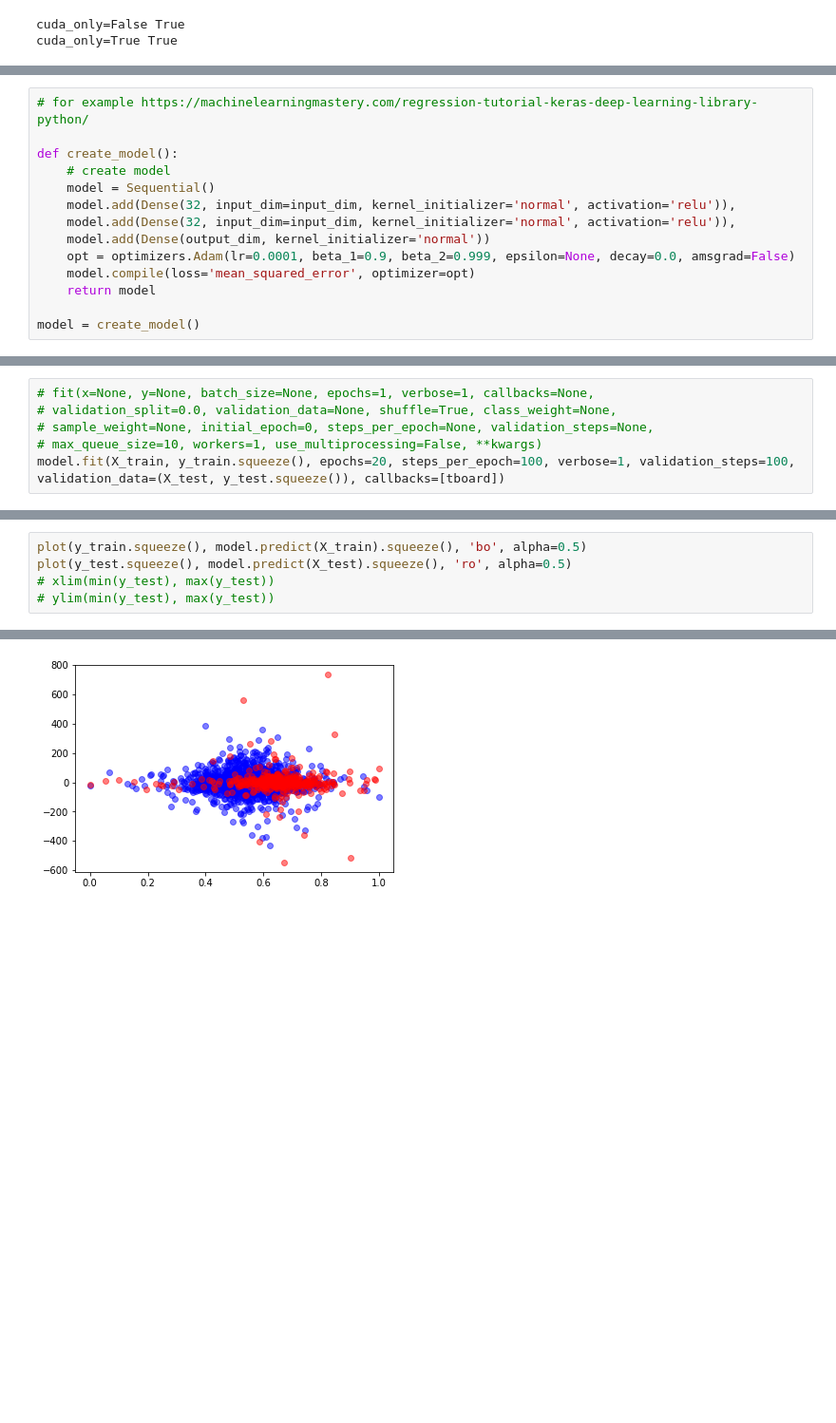
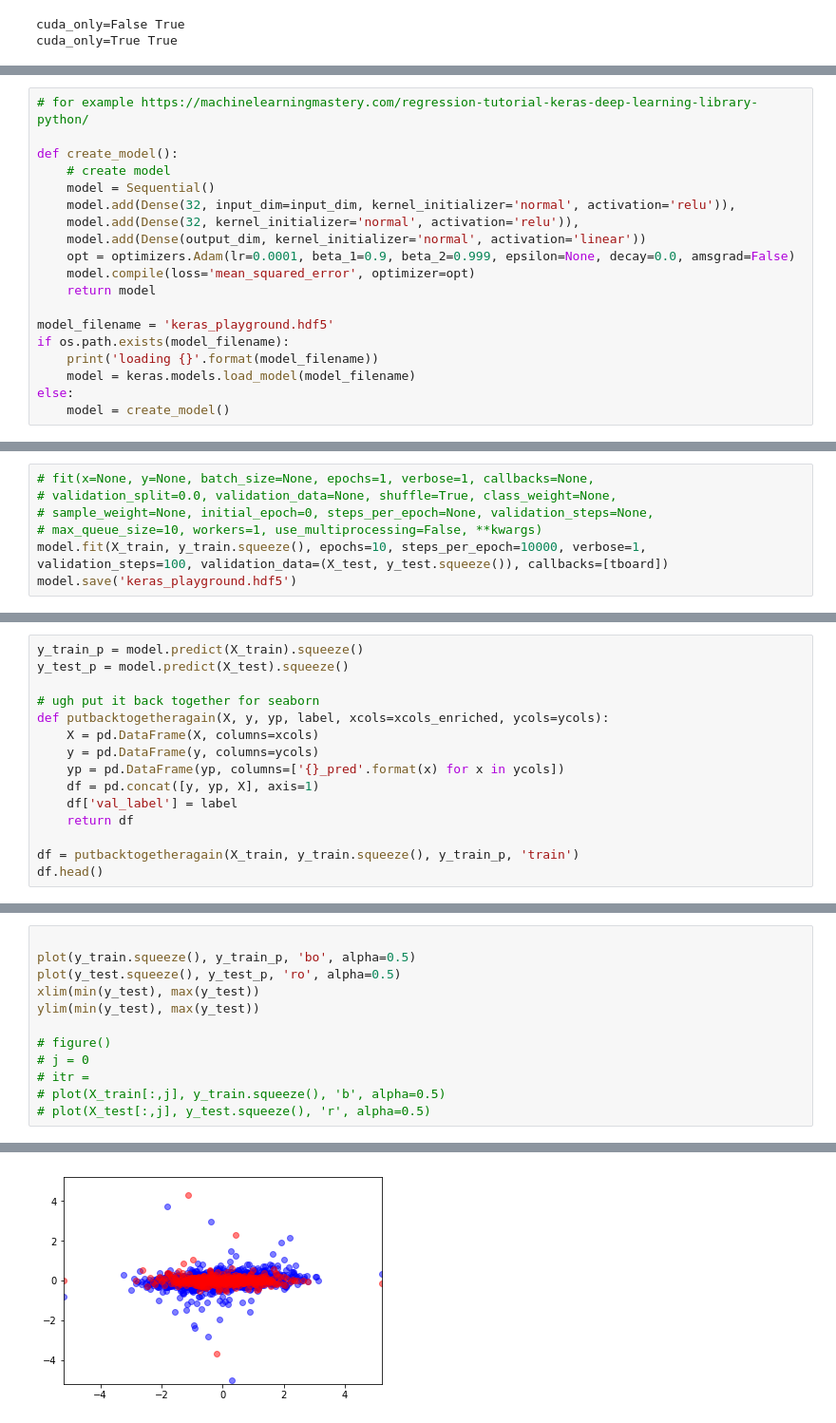
Before and after one commit to cottrell/notebooks, a Jupyter notebook: ml/playground/keras playground.ipynb, the cells around one changed output, grey strips where cells are left out. Shown: that part at 95% size. Saved outputs shown, nothing was run; the diff lists cells and outputs as text; blank space fills up the shorter version.

```diff
--- a/ml/playground/keras playground.ipynb
+++ b/ml/playground/keras playground.ipynb
@@ -207,10 +175,15 @@ def create_model():
     # create model
     model = Sequential()
     model.add(Dense(32, input_dim=input_dim, kernel_initializer='normal', activation='relu')),
-    model.add(Dense(32, input_dim=input_dim, kernel_initializer='normal', activation='relu')),
-    model.add(Dense(output_dim, kernel_initializer='normal'))
+    model.add(Dense(32, kernel_initializer='normal', activation='relu')),
+    model.add(Dense(output_dim, kernel_initializer='normal', activation='linear'))
     opt = optimizers.Adam(lr=0.0001, beta_1=0.9, beta_2=0.999, epsilon=None, decay=0.0, amsgrad=False)
     model.compile(loss='mean_squared_error', optimizer=opt)
     return model
 
-model = create_model()
+model_filename = 'keras_playground.hdf5'
+if os.path.exists(model_filename):
+    print('loading {}'.format(model_filename))
+    model = keras.models.load_model(model_filename)
+else:
+    model = create_model()
@@ -219,5 +194,6 @@ model = create_model()
 # validation_split=0.0, validation_data=None, shuffle=True, class_weight=None,
 # sample_weight=None, initial_epoch=0, steps_per_epoch=None, validation_steps=None,
 # max_queue_size=10, workers=1, use_multiprocessing=False, **kwargs)
-model.fit(X_train, y_train.squeeze(), epochs=20, steps_per_epoch=100, verbose=1, validation_steps=100, validation_data=(X_test, y_test.squeeze()), callbacks=[tboard])
+model.fit(X_train, y_train.squeeze(), epochs=10, steps_per_epoch=10000, verbose=1, validation_steps=100, validation_data=(X_test, y_test.squeeze()), callbacks=[tboard])
+model.save('keras_playground.hdf5')
 # %% [output]
@@ -241,0 +202,15 @@ Epoch 20/20
+# %%
+y_train_p = model.predict(X_train).squeeze()
+y_test_p = model.predict(X_test).squeeze()
+
+# ugh put it back together for seaborn
+def putbacktogetheragain(X, y, yp, label, xcols=xcols_enriched, ycols=ycols):
+    X = pd.DataFrame(X, columns=xcols)
+    y = pd.DataFrame(y, columns=ycols)
+    yp = pd.DataFrame(yp, columns=['{}_pred'.format(x) for x in ycols])
+    df = pd.concat([y, yp, X], axis=1)
+    df['val_label'] = label
+    return df
+
+df = putbacktogetheragain(X_train, y_train.squeeze(), y_train_p, 'train')
+df.head()
@@ -242,6 +260,13 @@ Epoch 20/20
 # %%
-plot(y_train.squeeze(), model.predict(X_train).squeeze(), 'bo', alpha=0.5)
-plot(y_test.squeeze(), model.predict(X_test).squeeze(), 'ro', alpha=0.5)
-# xlim(min(y_test), max(y_test))
-# ylim(min(y_test), max(y_test))
+
+plot(y_train.squeeze(), y_train_p, 'bo', alpha=0.5)
+plot(y_test.squeeze(), y_test_p, 'ro', alpha=0.5)
+xlim(min(y_test), max(y_test))
+ylim(min(y_test), max(y_test))
+
+# figure()
+# j = 0
+# itr =
+# plot(X_train[:,j], y_train.squeeze(), 'b', alpha=0.5)
+# plot(X_test[:,j], y_test.squeeze(), 'r', alpha=0.5)
 # %% [output]
@@ -249 +274 @@ plot(y_test.squeeze(), model.predict(X_test).squeeze(), 'ro', alpha=0.5)
-[figure, old version]
+[figure, new version]
```
Also changed, not shown: parts of 17 cells of this notebook, 1 other file.
